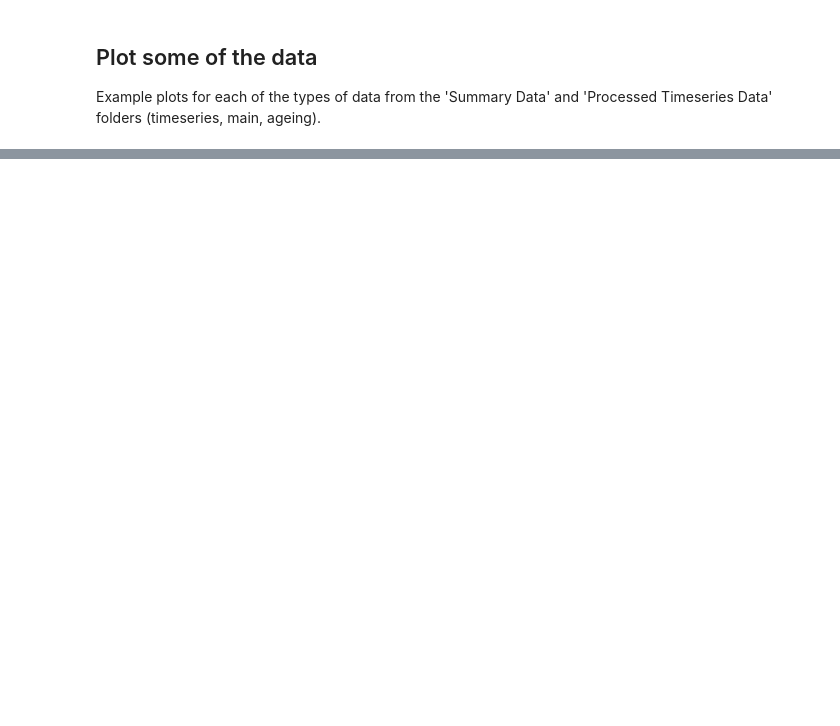
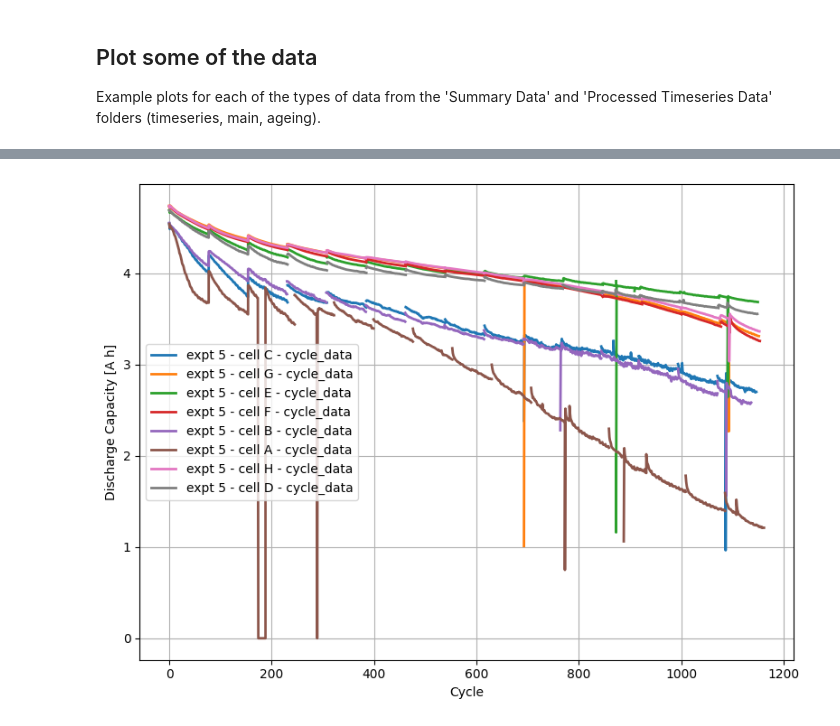
Before and after one commit to ganmadche/PyBaMMlocal, a Jupyter notebook: wip/Niall_LGM50data/My_Battery_Degradation_Data_example_notebook2.ipynb, the cells around one changed output, grey strips where cells are left out. Drawn from its saved outputs; the diff is of its cells as text; code cells hidden in the pictures; blank space fills up the shorter version.

```diff
--- a/wip/Niall_LGM50data/My_Battery_Degradation_Data_example_notebook2.ipynb
+++ b/wip/Niall_LGM50data/My_Battery_Degradation_Data_example_notebook2.ipynb
@@ -207,0 +281,31 @@ fig_DMA.tight_layout()
+# %%
+import os
+import glob
+import pandas as pd
+import matplotlib.pyplot as plt
+
+folder = f"{current_directory}/Expt 5 - Standard Cycle Aging (Control)/Summary Data/Ageing Sets Summary/Summary per Cycle"
+
+files = glob.glob(os.path.join(folder, "*.csv"))
+
+plt.figure(figsize=(8,6))
+
+for file in files:
+
+    df = pd.read_csv(file, index_col=0)
+
+    label = os.path.basename(file).replace(".csv","")
+
+    plt.plot(df.index,
+             df['Discharge Capacity [A h]'],
+             linewidth=2,
+             label=label)
+
+plt.xlabel("Cycle")
+plt.ylabel("Discharge Capacity [A h]")
+plt.legend()
+plt.grid(True)
+plt.tight_layout()
+plt.show()
+# %% [output]
+[figure, added]
```
Also changed, not shown: parts of 14 cells of this notebook.
